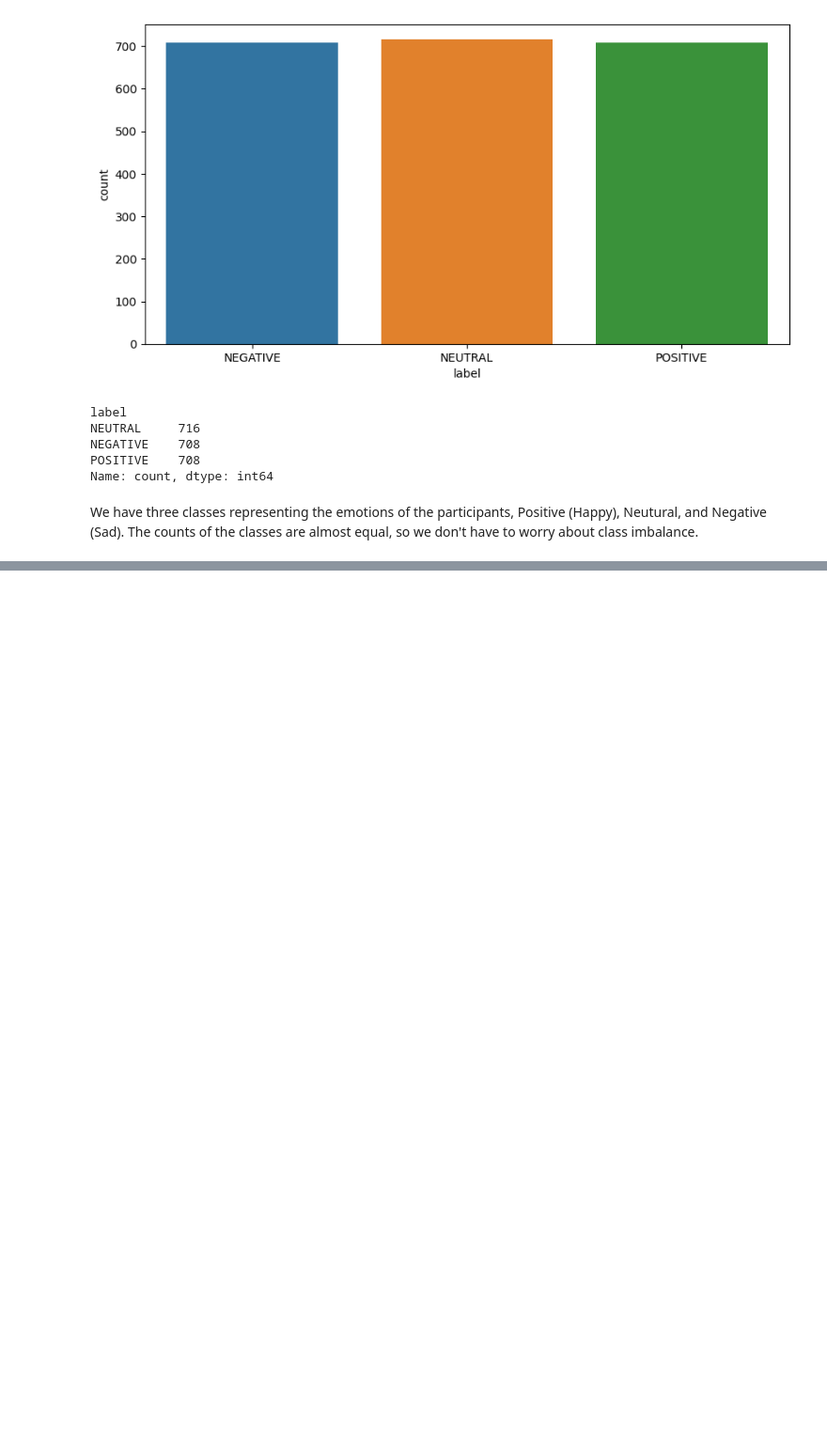
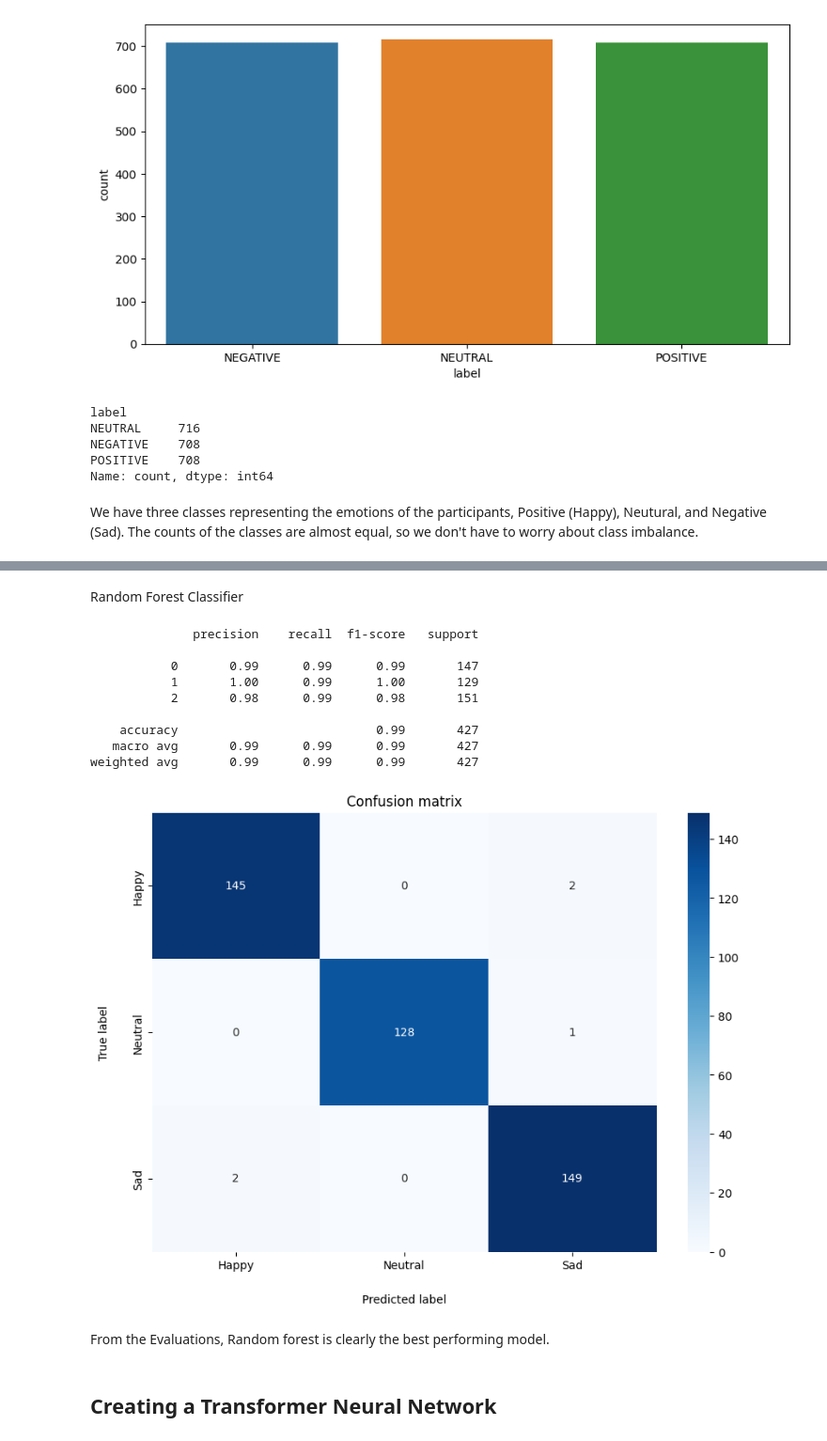
Before and after one commit to ahmed-alllam/Brain-EEG-Emotion-Classifier, a Jupyter notebook: src/EEG-emotion-classifier.ipynb, the cells around one changed output, grey strips where cells are left out. Shown at 94% size. Cells and saved outputs as stored; diff of their text form; code cells hidden in the pictures; blank space fills up the shorter version.

```diff
--- a/src/EEG-emotion-classifier.ipynb
+++ b/src/EEG-emotion-classifier.ipynb
@@ -103,0 +202,31 @@ We have three classes representing the emotions of the participants, Positive (H
+# %% [markdown]
+Random Forest Classifier
+# %%
+from sklearn.ensemble import RandomForestClassifier
+
+# Create a random forest Classifier.
+model = RandomForestClassifier(n_estimators=100, random_state=2003)
+
+# Train the model
+model.fit(X_train, y_train)
+
+# Evaluate the model
+evaluate_model(model, X_test, y_test)
+
+# Save the model
+pickle.dump(model, open('../models/randomforest-model.pkl','wb'))
+# %% [output]
+              precision    recall  f1-score   support
+
+           0       0.99      0.99      0.99       147
+           1       1.00      0.99      1.00       129
+           2       0.98      0.99      0.98       151
+
+    accuracy                           0.99       427
+   macro avg       0.99      0.99      0.99       427
+weighted avg       0.99      0.99      0.99       427
+[figure, added]
+# %% [markdown]
+From the Evaluations, Random forest is clearly the best performing model.
+# %% [markdown]
+## Creating a Transformer Neural Network
```
Also changed, not shown: parts of 11 cells of this notebook, 3 other files.
